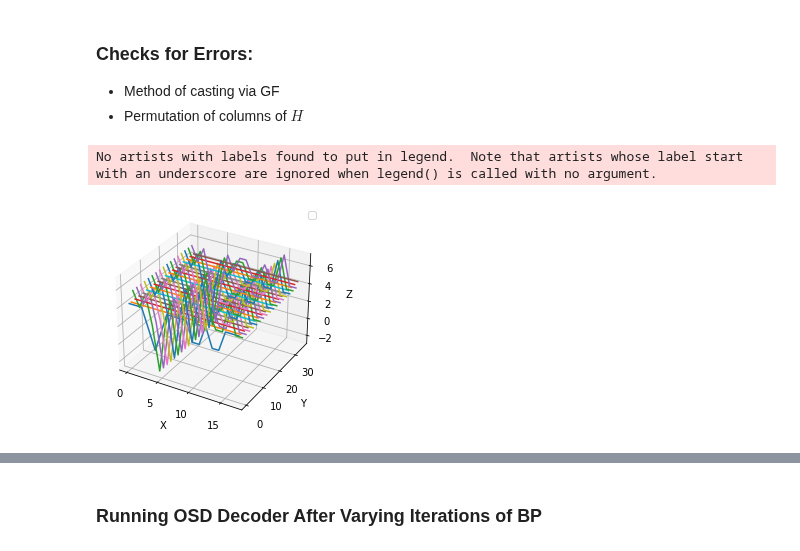
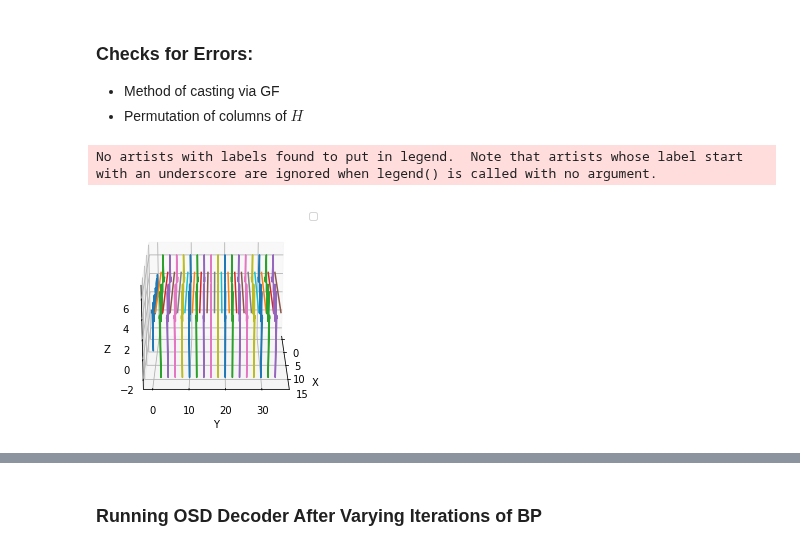
Before and after one commit to Samyak-Surti/QLDPCCodeSim, a Jupyter notebook: BP_OSD_Simuation_V2.ipynb, the cells around one changed output, grey strips where cells are left out. Saved outputs shown, nothing was run; the diff lists cells and outputs as text; code cells hidden in the pictures.

```diff
--- a/BP_OSD_Simuation_V2.ipynb
+++ b/BP_OSD_Simuation_V2.ipynb
@@ -352,35 +353,35 @@ SD_Z, SD_X = prob_likelihood_evol(dim)
 
 ax_Z = plt.figure().add_subplot(projection='3d')
 #ax_X = plt.figure().add_subplot(projection='3d')
 
 x = np.linspace(0, 17, 18)
 y = SD_Z[15]
 
 # By using zdir='y', the y value of these points is fixed to the zs value 0
 # and the (x, y) points are plotted on the x and z axes.
 for i in range(len(SD_Z)):
     ax_Z.plot(x, SD_Z[i], zs=i, zdir='y', c=None)
 #    ax_X.plot(x, SD_X[i], zs=i, zdir='y', c=None)
 
 # Make legend, set axes limits and labels
 ax_Z.legend()
 ax_Z.set_xlabel('X')
 ax_Z.set_ylabel('Y')
 ax_Z.set_zlabel('Z')
 
 #ax_X.legend()
 #ax_X.set_xlabel('X')
 #ax_X.set_ylabel('Y')
 #ax_X.set_zlabel('Z')
 
 # Customize the view angle so it's easier to see that the scatter points lie
 # on the plane y=0
-ax.view_init(elev=20., azim=0)
+ax_Z.view_init(elev=20., azim=0)
 
 plt.show()
 # %% [output]
 No artists with labels found to put in legend.  Note that artists whose label start with an underscore are ignored when legend() is called with no argument.
-[figure, old version]
+[figure, new version]
 # %%
 # initialize models
 dim = 6
```
Also changed, not shown: parts of 15 cells of this notebook, 1 other file.
